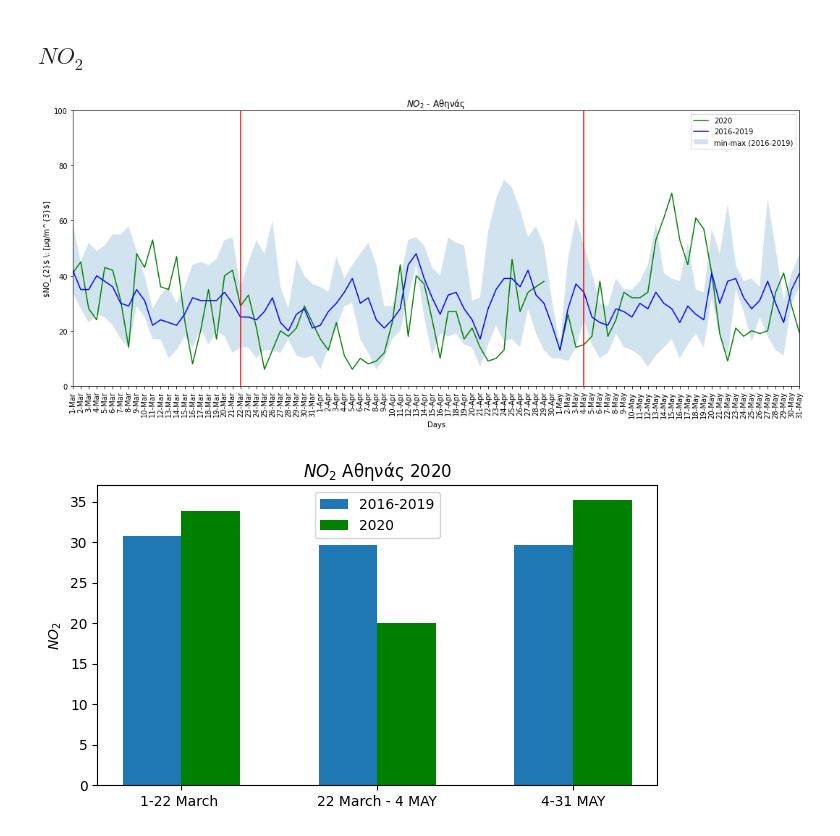
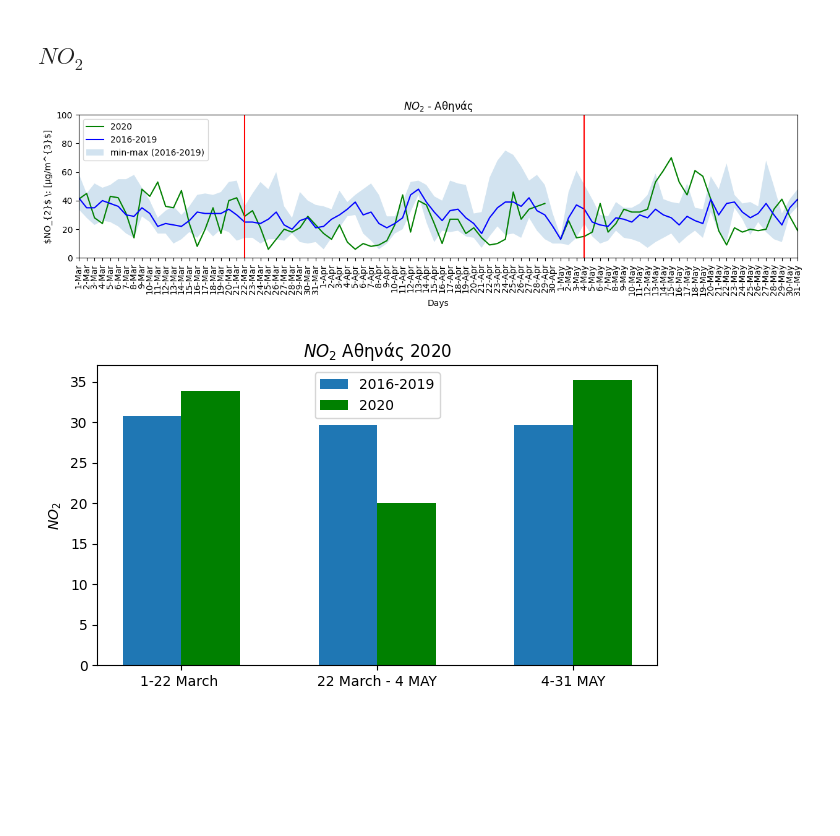
Before and after one commit to costpetrides/Air-pollution-COVID-19-impact, a Jupyter notebook: Lockdown 1/Geoponiki(SI).ipynb, the cells around one changed output. Drawn from its saved outputs; the diff is of its cells as text; code cells hidden in the pictures; blank space fills up the shorter version.

```diff
--- a/Lockdown 1/Geoponiki(SI).ipynb
+++ b/Lockdown 1/Geoponiki(SI).ipynb
@@ -123,38 +123,38 @@ Percentage Difference Lockdown to Post-Lockdown = 31.65 %
 # %% [markdown]
 ## **$NO_{2}$**
 # %%
-plt.figure(figsize=(18,7))
+plt.figure(figsize=(15,3))
 plt.title("$NO_{2}$ - Aθηνάς")
 
 plt.xlabel('Days')
 plt.ylabel('$NO_{2}$ \: [μg/m^{3}$]')
 
 plt.title("$NO_{2}$ - Aθηνάς")
 
 
 x=[]
 for i in df['NO220']:
   if i==0:
     x+=[None]
   else:
     x+=[i]
 
 plt.plot(df['DAY'], x, 'g', label='2020')
 plt.plot(df['DAY'], df['N02MEAN'], 'b', label='2016-2019')
 plt.fill_between(df['DAY'], df['NO2MIN'], df['NO2MAX'], alpha=0.2, label='min-max (2016-2019)')
 
 plt.legend()
 
 plt.xlim(df.loc[0]['DAY'] , df.loc[91]['DAY'])
 plt.ylim(0,100)
 
 plt.axvline(x='4-May' ,color='r')
 plt.axvline(x='22-Mar' ,color='r')
 plt.xticks(rotation=90)
 
 plt.show()
 # %% [output]
-[figure, old version]
+[figure, new version]
 # %%
 Data=np.array(df['NO220'])
 Pre=Data[0:23]
```
Also changed, not shown: parts of 3 cells of this notebook.
